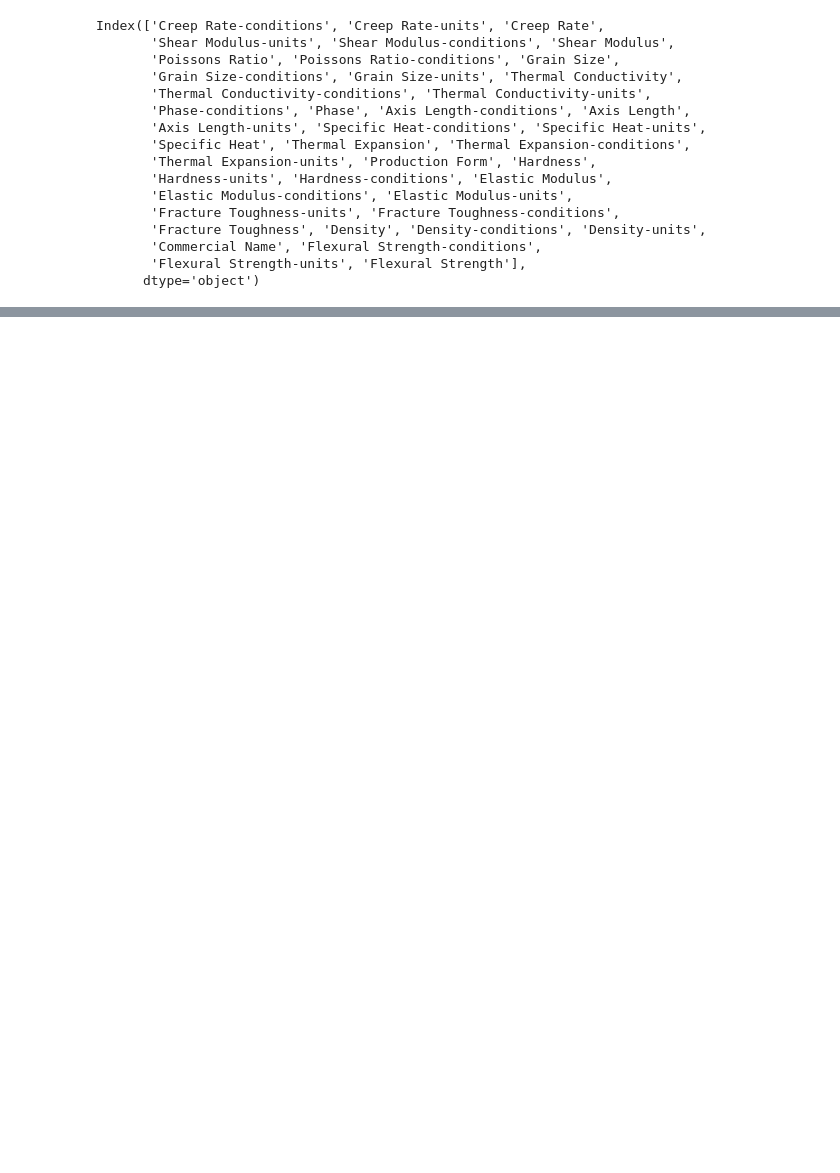
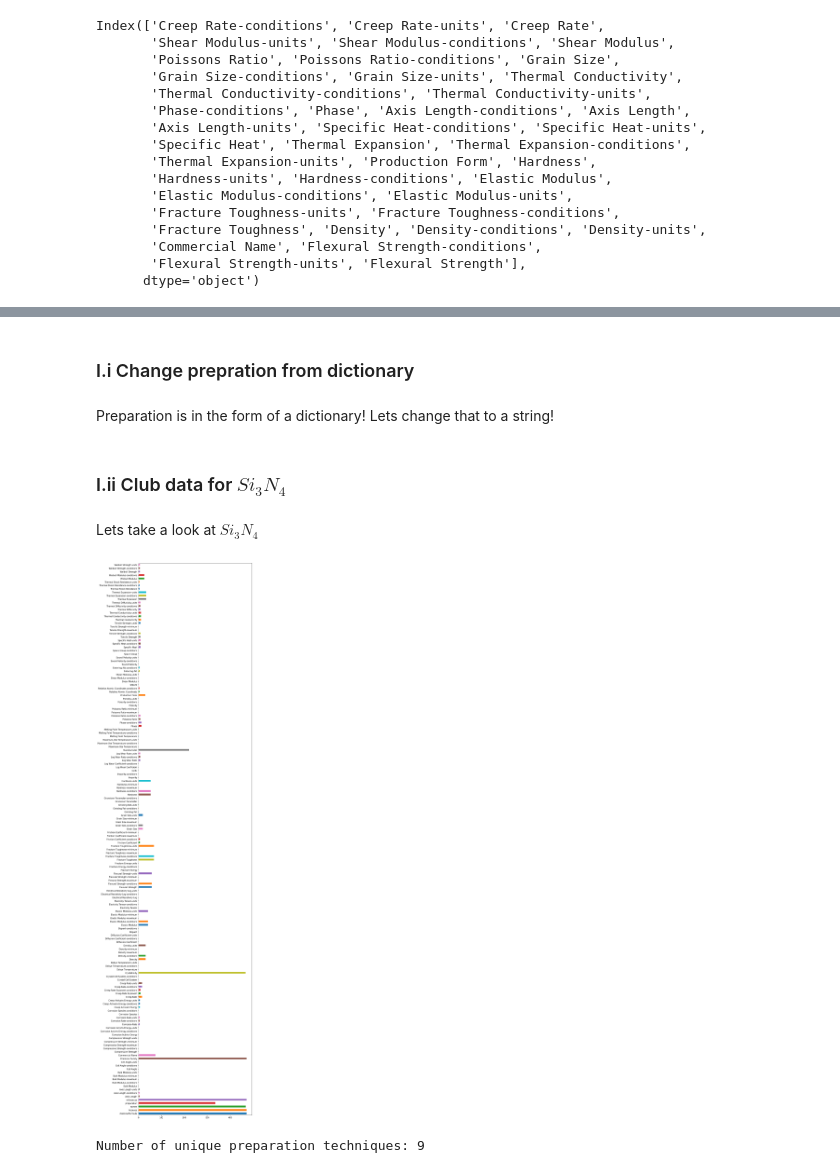
Before and after one commit to ckborg/DSW2018, a Jupyter notebook: develop/explore-dcd-dataset.ipynb, the cells around one changed output, grey strips where cells are left out. Drawn from its saved outputs; the diff is of its cells as text; code cells hidden in the pictures; blank space fills up the shorter version.

```diff
--- a/develop/explore-dcd-dataset.ipynb
+++ b/develop/explore-dcd-dataset.ipynb
@@ -85,0 +143,12 @@ Index(['Creep Rate-conditions', 'Creep Rate-units', 'Creep Rate',
+# %% [markdown]
+### I.i Change prepration from dictionary
+# %% [markdown]
+Preparation is in the form of a dictionary! Lets change that to a string!
+# %%
+scd= refresh_scd()
+for i,item in enumerate(scd['preparation'].values):
+    try:
+        key,value= item[0].popitem()
+        scd.loc[i+1,'preparation']= value # index counting in data frame seems to start from 1
+    except TypeError:
+        continue
@@ -85,0 +158,20 @@ Index(['Creep Rate-conditions', 'Creep Rate-units', 'Creep Rate',
+# %%
+scd= scd.sort_values('chemicalFormula')
+# %% [markdown]
+### I.ii Club data for $Si_3N_4$
+# %% [markdown]
+Lets take a look at $Si_3N_4$
+# %%
+mask= scd['chemicalFormula']=='Si3N4'
+df_si3n4= scd[mask]
+plt.figure(figsize= (10,50))
+df_si3n4.count().plot.barh()
+plt.show()
+plt.close()
+# %% [output]
+[figure, added]
+# %%
+df_si3n4= df_si3n4.sort_values('preparation')
+print('Number of unique preparation techniques: %i'%(df_si3n4['preparation'].nunique()))
+# %% [output]
+Number of unique preparation techniques: 9
```
Also changed, not shown: parts of 28 cells of this notebook.
